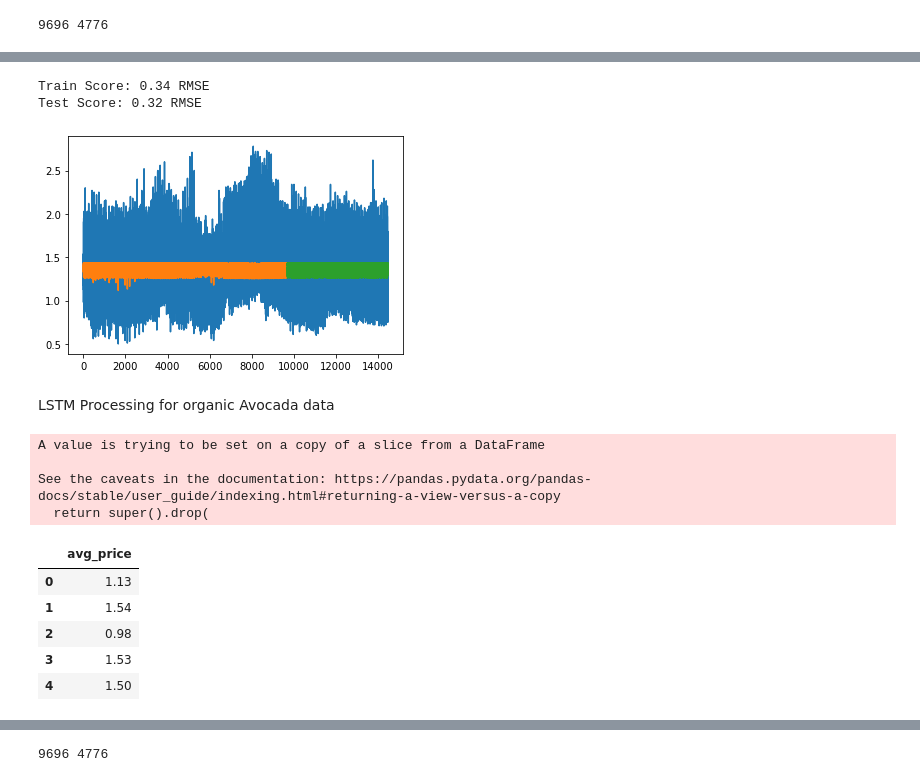
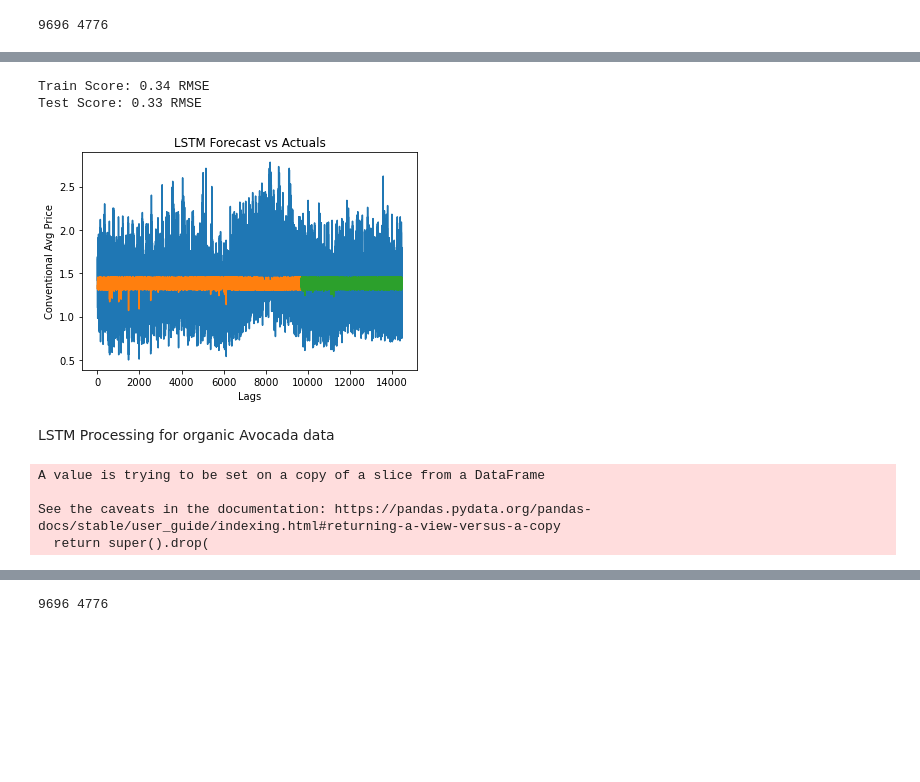
Before and after one commit to davidmcbee/Health_and_Avocados, a Jupyter notebook: LSTM_basic_regression_prices.ipynb, the cells around one changed output, grey strips where cells are left out. Cells and saved outputs as stored; diff of their text form; code cells hidden in the pictures; blank space fills up the shorter version.

Commit message:
cleaned up arima, lstm univariate and multivariate and updated summary and readme

```diff
--- a/LSTM_basic_regression_prices.ipynb
+++ b/LSTM_basic_regression_prices.ipynb
@@ -35,0 +17,14 @@ source_df.dropna()
+# %%
+# get db server connection string
+db_string = f'postgres://postgres:{db_password}@127.0.0.1:5432/avocados'
+
+# Create db engine
+engine = create_engine(db_string)
+
+# Load avocado data set
+source_df = pd.read_sql_table('prices_prod', engine)
+
+
+source_df.reset_index(inplace=True)
+source_df.sort_index(inplace=True)
+source_df
@@ -213,40 +205,36 @@ testScore = math.sqrt(mean_squared_error(testY[0], testPredict[:,0]))
 print('Test Score: %.2f RMSE' % (testScore))
 # %% [output]
 Train Score: 0.34 RMSE
-Test Score: 0.32 RMSE
+Test Score: 0.33 RMSE
 # %%
 # shift train predictions for plotting
 trainPredictPlot = np.empty_like(lstmregconv_df)
 trainPredictPlot[:, :] = np.nan
 trainPredictPlot[look_back:len(trainPredict)+look_back, :] = trainPredict
 # shift test predictions for plotting
 testPredictPlot = np.empty_like(lstmregconv_df)
 testPredictPlot[:, :] = np.nan
 testPredictPlot[len(trainPredict)+(look_back*2)+1:len(lstmregconv_df)-1, :] = testPredict
 # plot baseline and predictions
 plt.plot(scaler.inverse_transform(lstmregconv_df))
 plt.plot(trainPredictPlot)
 plt.plot(testPredictPlot)
+plt.xlabel('Lags')
+plt.ylabel('Conventional Avg Price')
+plt.title('LSTM Forecast vs Actuals')
 plt.show()
 # %% [output]
-[figure, old version]
+[figure, new version]
 # %% [markdown]
 LSTM Processing for organic Avocada data
 # %%
 # Drop the date to fit LSTM model.
 lstmregorg_df.drop(['date'],axis=1, inplace=True)
-lstmregorg_df.head()
 # %% [output]
 A value is trying to be set on a copy of a slice from a DataFrame
 
 See the caveats in the documentation: https://pandas.pydata.org/pandas-docs/stable/user_guide/indexing.html#returning-a-view-versus-a-copy
   return super().drop(
-|  | avg_price |
-| 0 | 1.13 |
-| 1 | 1.54 |
-| 2 | 0.98 |
-| 3 | 1.53 |
-| 4 | 1.50 |
 # %%
 # fix random seed for reproducibility
 np.random.seed(1)
```
Also changed, not shown: parts of 20 cells of this notebook, 20 other files.
